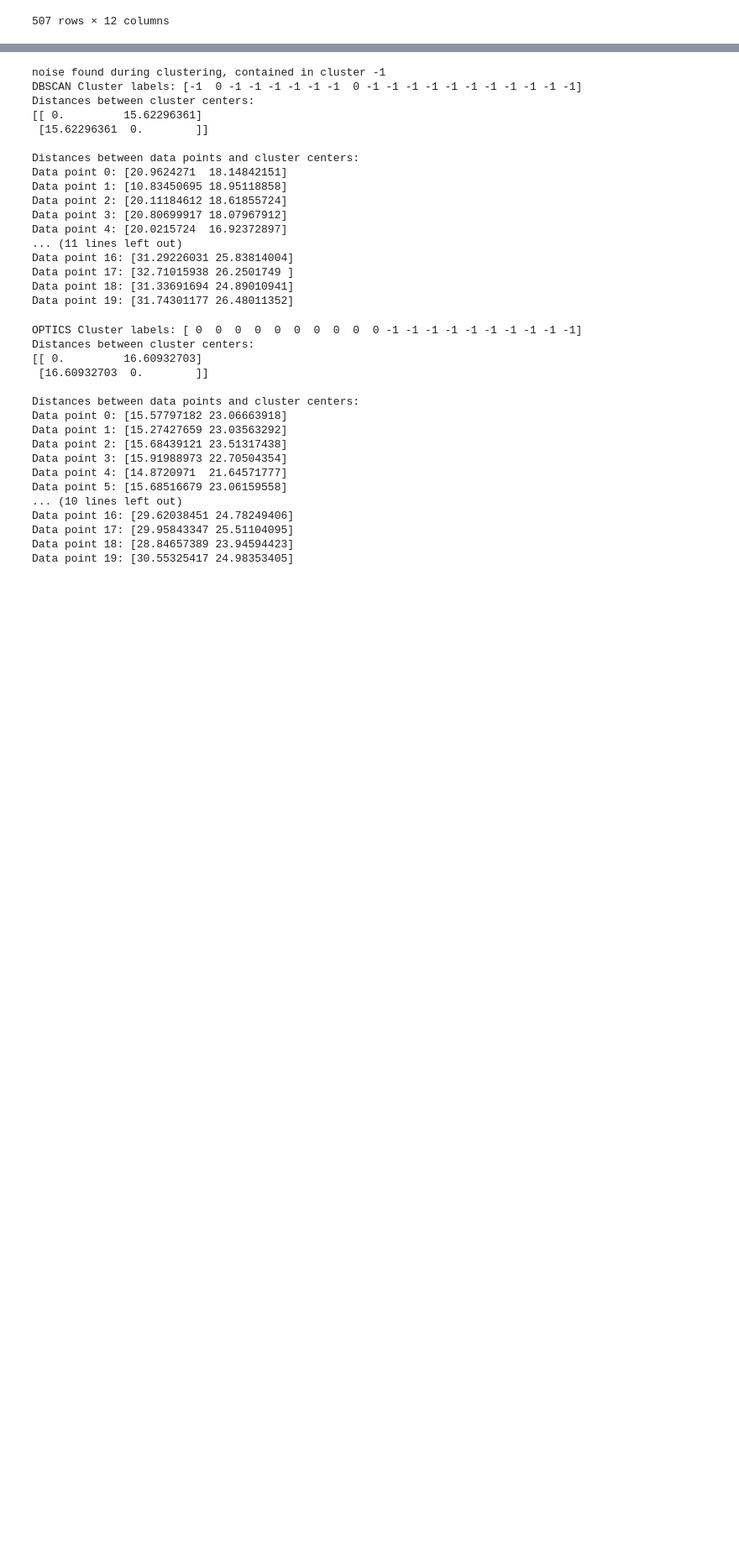
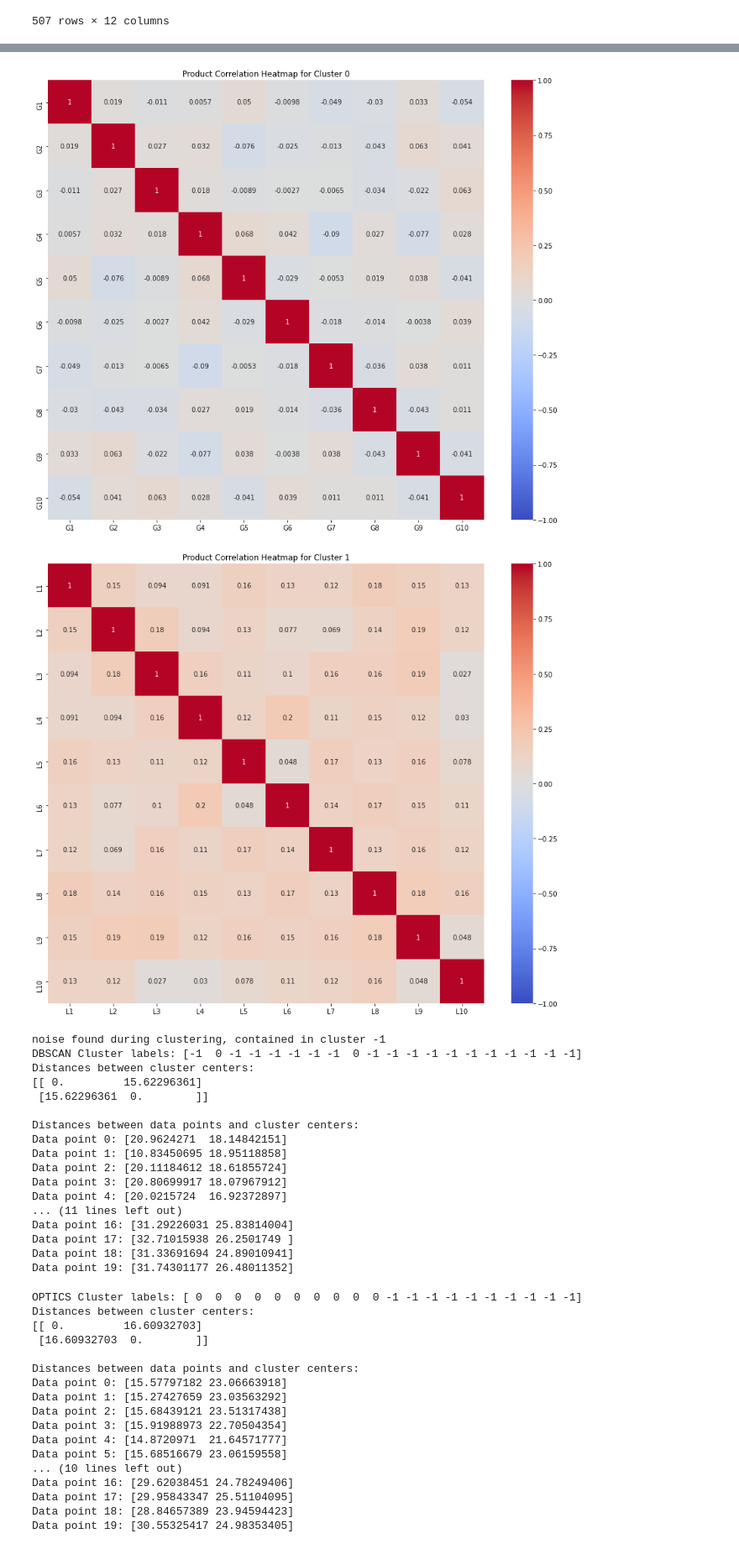
Before and after one commit to aiza-k/ClusterAnalysis, a Jupyter notebook: Simulation.ipynb, the cells around one changed output, grey strips where cells are left out. Shown at 84% size. Cells and saved outputs as stored; diff of their text form; code cells hidden in the pictures; blank space fills up the shorter version.

```diff
--- a/Simulation.ipynb
+++ b/Simulation.ipynb
@@ -312,0 +403,7 @@ Data point 19: [24.98353405 30.55325417]
+# %%
+products = ['L1','L2','L3','L4','L5','L6','L7','L8','L9','L10', 'G1','G2','G3','G4','G5','G6','G7','G8','G9','G10']
+# plot_heat_by_clus(data_df,products)
+plot_cluster_product_correlation(data_scaled, labels, products)
+# %% [output]
+[figure, added]
+[figure, added]
```
Also changed, not shown: parts of 9 cells of this notebook, 4 other files.
